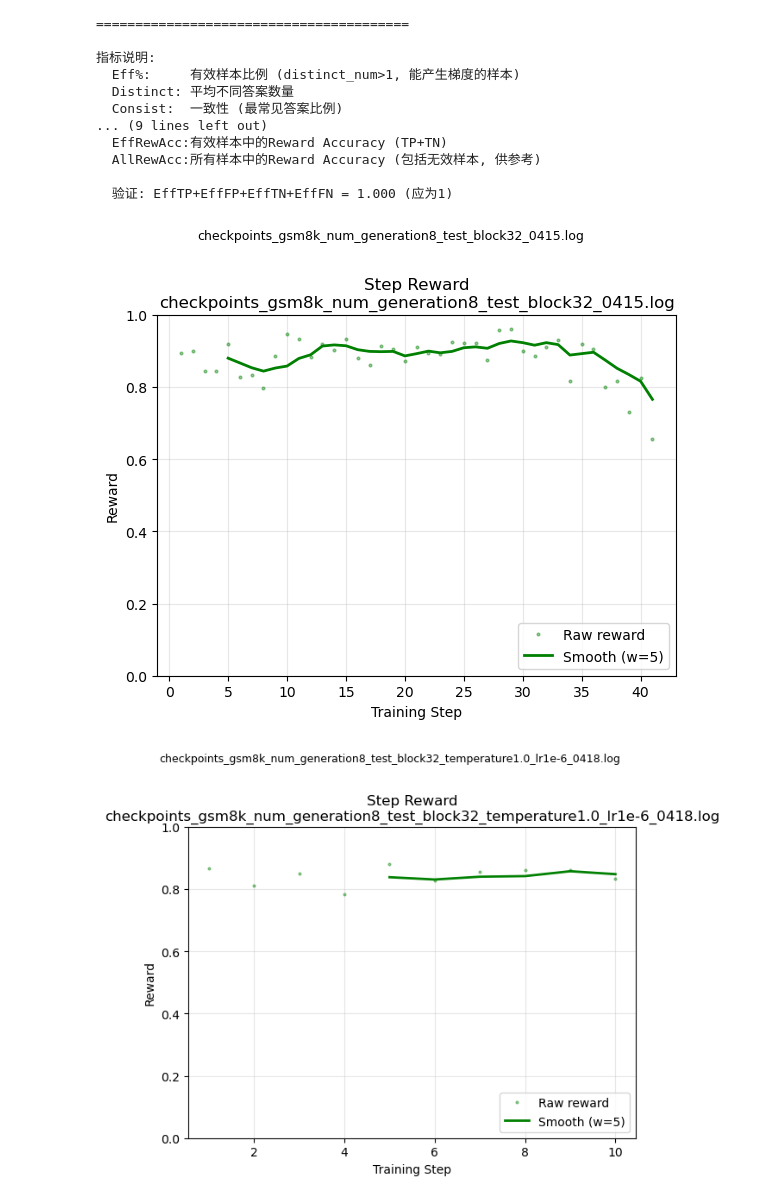
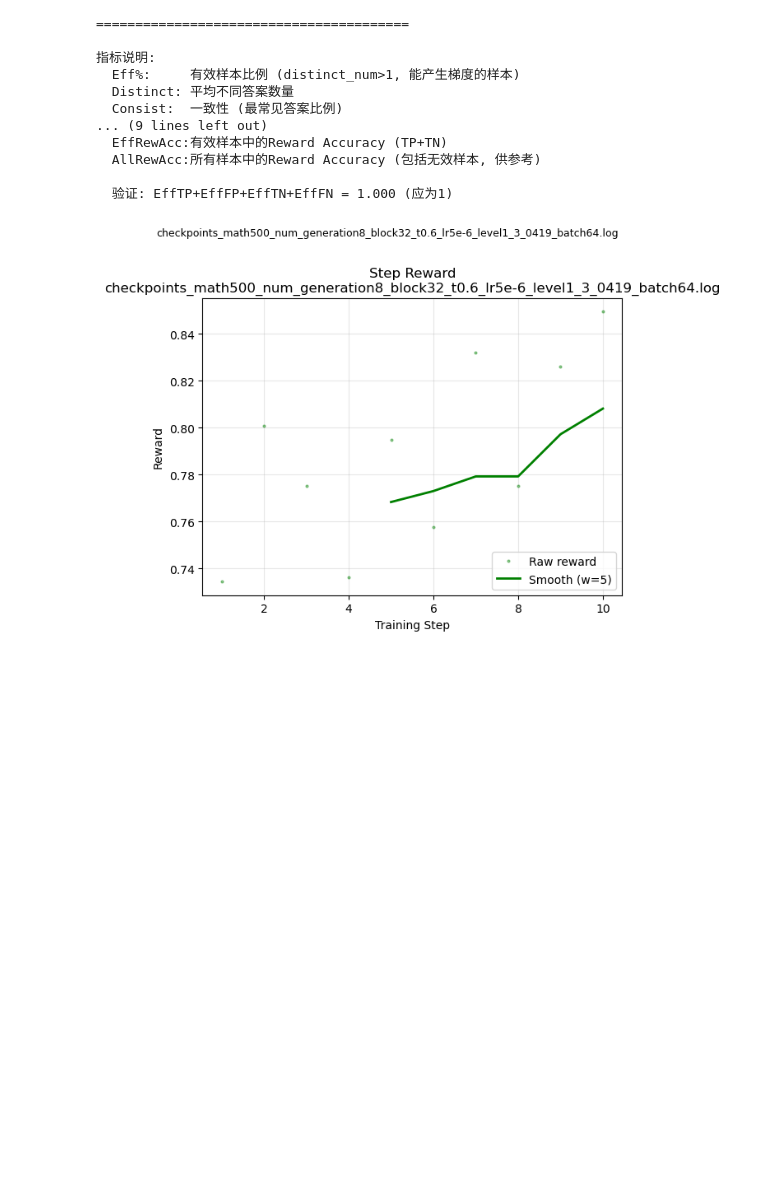
Before and after one commit to duterscmy/JustGRPO, a Jupyter notebook: draw_reward.ipynb, the cells around one changed output. Cells and saved outputs as stored; diff of their text form; code cells hidden in the pictures; blank space fills up the shorter version.

```diff
--- a/draw_reward.ipynb
+++ b/draw_reward.ipynb
@@ -548,6 +548,10 @@ def parse_step_rewards(log_file):
 
 
 def plot_voting_and_reward_acc_per_file(log_files, save_dir=None, smooth_window=10):
+    def auto_ylim(data, margin=0.05):
+                lo, hi = min(data), max(data)
+                span = hi - lo if hi > lo else 0.1
+                return lo - span * margin, hi + span * margin
     for log_file in log_files:
         data_list = []
         with open(log_file, 'r', encoding='utf-8') as f:
@@ -619,11 +623,6 @@ def plot_voting_and_reward_acc_per_file(log_files, save_dir=None, smooth_window=
                 reward_smooth = reward_acc_list
                 x_smooth = x_raw
 
-            def auto_ylim(data, margin=0.05):
-                lo, hi = min(data), max(data)
-                span = hi - lo if hi > lo else 0.1
-                return lo - span * margin, hi + span * margin
-
             ax1 = axes[ax_idx]
             ax1.plot(x_raw, voting_acc_list, 'b.', alpha=0.3, markersize=3, label='Raw')
             ax1.plot(x_smooth, voting_smooth, 'b-', linewidth=2, label=f'Smooth (w={smooth_window})')
@@ -657,36 +656,36 @@ def plot_voting_and_reward_acc_per_file(log_files, save_dir=None, smooth_window=
                         label=f'Smooth (w={smooth_window})')
             ax3.set_xlabel('Training Step')
             ax3.set_ylabel('Reward')
             ax3.set_title(f'Step Reward\n{fname}')
             ax3.set_ylim(*auto_ylim(step_rewards))
             ax3.legend(loc='lower right')
             ax3.grid(True, alpha=0.3)
 
         plt.suptitle(fname, fontsize=9, y=1.01)
         plt.tight_layout()
 
         # if save_dir:
         #     Path(save_dir).mkdir(parents=True, exist_ok=True)
         #     save_path = Path(save_dir) / (Path(log_file).stem + '_plot.png')
         #     plt.savefig(save_path, dpi=150, bbox_inches='tight')
         #     print(f"Saved: {save_path}")
         # else:
         plt.show()
 
         plt.close()
 
 
 log_files = [
     # "logs/checkpoints_math500_num_generation8_block1_t0.6_lr1e-6.log",
     # "logs/checkpoints_math500_num_generation8_block32_t0.6_lr5e-6.log",
     # "logs/checkpoints_math500_num_generation8_block1_t0.6_lr1e-6_only_level1_3.log",
     # "logs/checkpoints_math500_num_generation8_block32_t0.6_lr1e-6_only_level1_3.log",
-    'logs/checkpoints_gsm8k_num_generation8_test_block32_0415.log',
-    'logs/checkpoints_gsm8k_num_generation8_test_block32_temperature1.0_lr1e-6_0418.log',
-    'logs/checkpoints_gsm8k_num_generation8_test_block32_temperature1.0_lr5e-6_0418.log',
-    'logs/checkpoints_gsm8k_num_generation8_test_block32_temperature1.0_lr1e-6_base_on_justgrpo_0418.log'
+    "logs/checkpoints_math500_num_generation8_block32_t0.6_lr5e-6_level1_3_0419_batch64.log",
+    # 'logs/checkpoints_gsm8k_num_generation8_test_block32_0415.log',
+    # 'logs/checkpoints_gsm8k_num_generation8_test_block32_temperature1.0_lr1e-6_0418.log',
+    # 'logs/checkpoints_gsm8k_num_generation8_test_block32_temperature1.0_lr5e-6_0418.log',
+    # 'logs/checkpoints_gsm8k_num_generation8_test_block32_temperature1.0_lr1e-6_base_on_justgrpo_0418.log'
 ]
 plot_voting_and_reward_acc_per_file(log_files, save_dir="plots/", smooth_window=5)
 # %% [output]
-[figure, old version]
+[figure, new version]
-[figure, removed]
```
Also changed, not shown: parts of 3 cells of this notebook, 1 other file.
